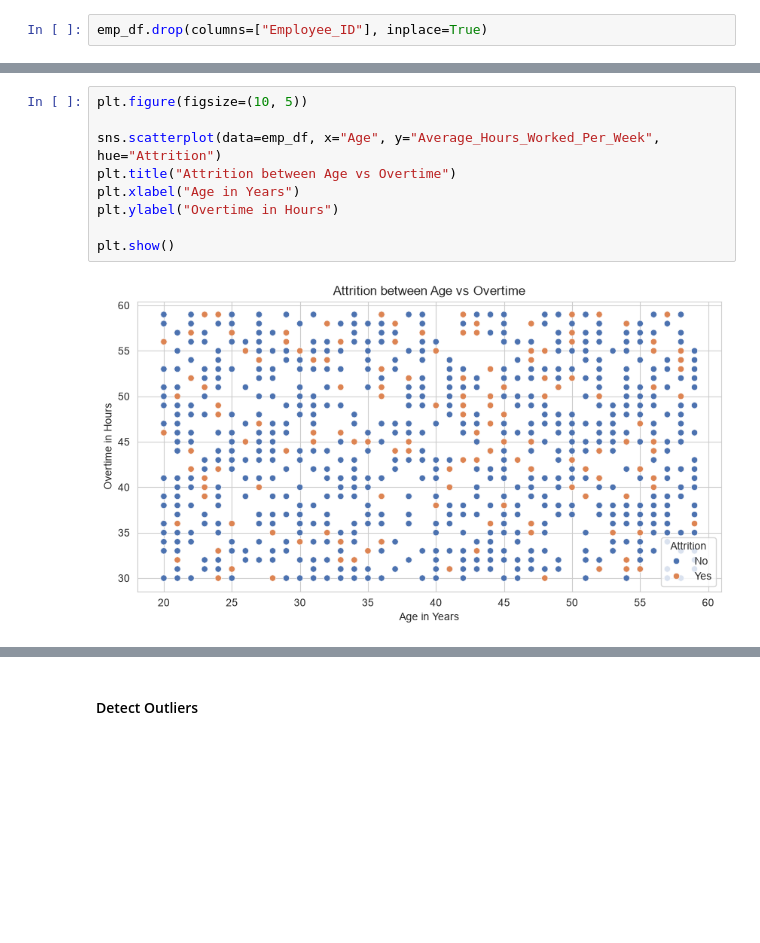
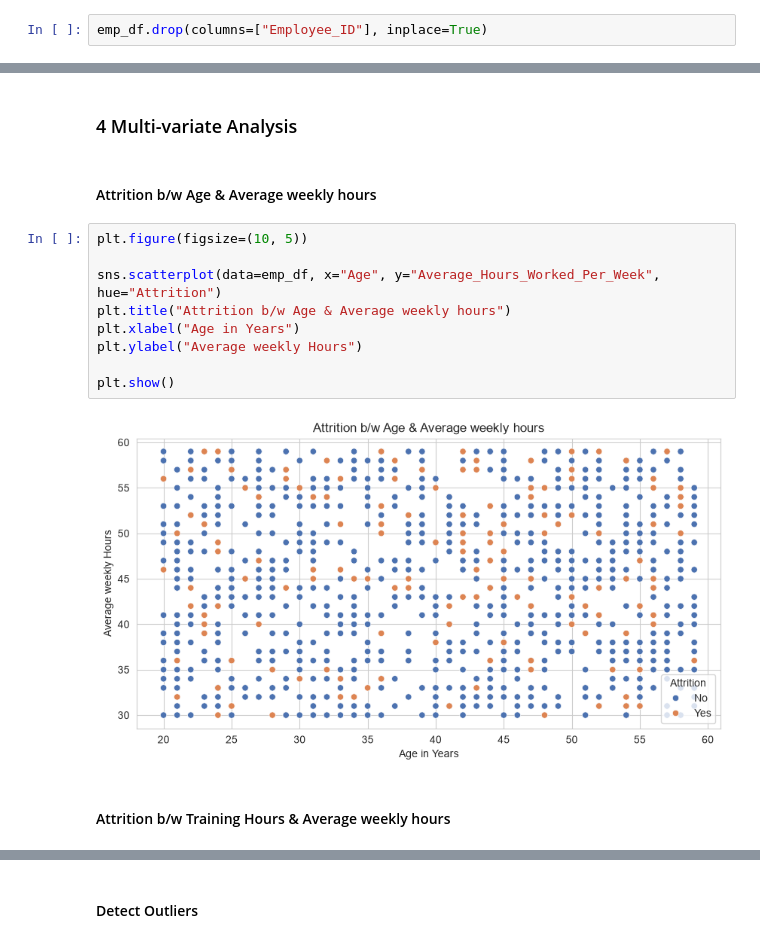
Before and after one commit to dheemanth-bhat/supervised-ml-algorithms, a Jupyter notebook: 06_Random_Forest/06_Project_1.ipynb, the cells around one changed output, grey strips where cells are left out. Saved outputs shown, nothing was run; the diff lists cells and outputs as text; blank space fills up the shorter version.

```diff
--- a/06_Random_Forest/06_Project_1.ipynb
+++ b/06_Random_Forest/06_Project_1.ipynb
@@ -169,11 +276,17 @@ emp_df.drop(columns=["Employee_ID"], inplace=True)
+# %% [markdown]
+### 4 Multi-variate Analysis
+# %% [markdown]
+#### Attrition b/w Age & Average weekly hours
 # %%
 plt.figure(figsize=(10, 5))
 
 sns.scatterplot(data=emp_df, x="Age", y="Average_Hours_Worked_Per_Week", hue="Attrition")
-plt.title("Attrition between Age vs Overtime")
+plt.title("Attrition b/w Age & Average weekly hours")
 plt.xlabel("Age in Years")
-plt.ylabel("Overtime in Hours")
+plt.ylabel("Average weekly Hours")
 
 plt.show()
 # %% [output]
-[figure, old version]
+[figure, new version]
+# %% [markdown]
+#### Attrition b/w Training Hours & Average weekly hours
```
Also changed, not shown: parts of 49 cells of this notebook.
